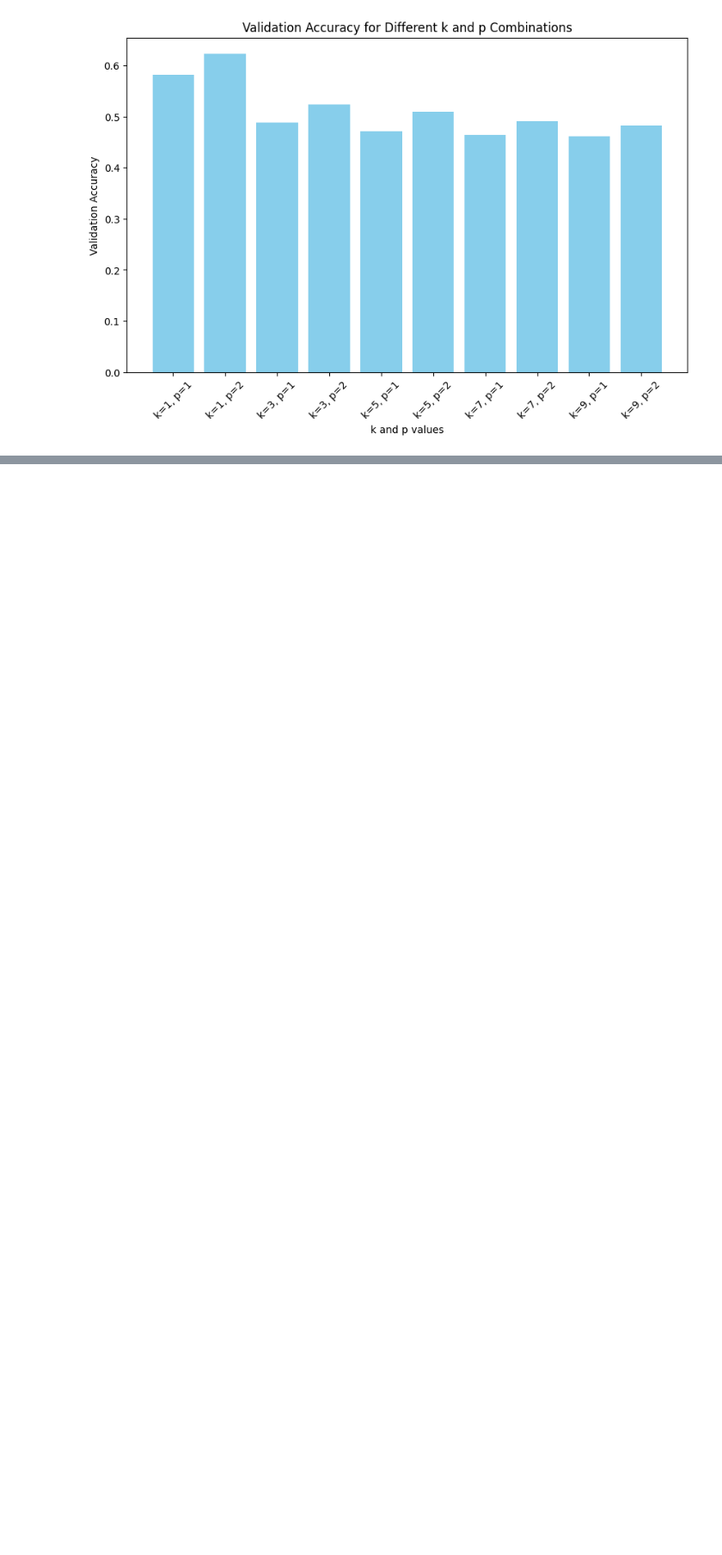
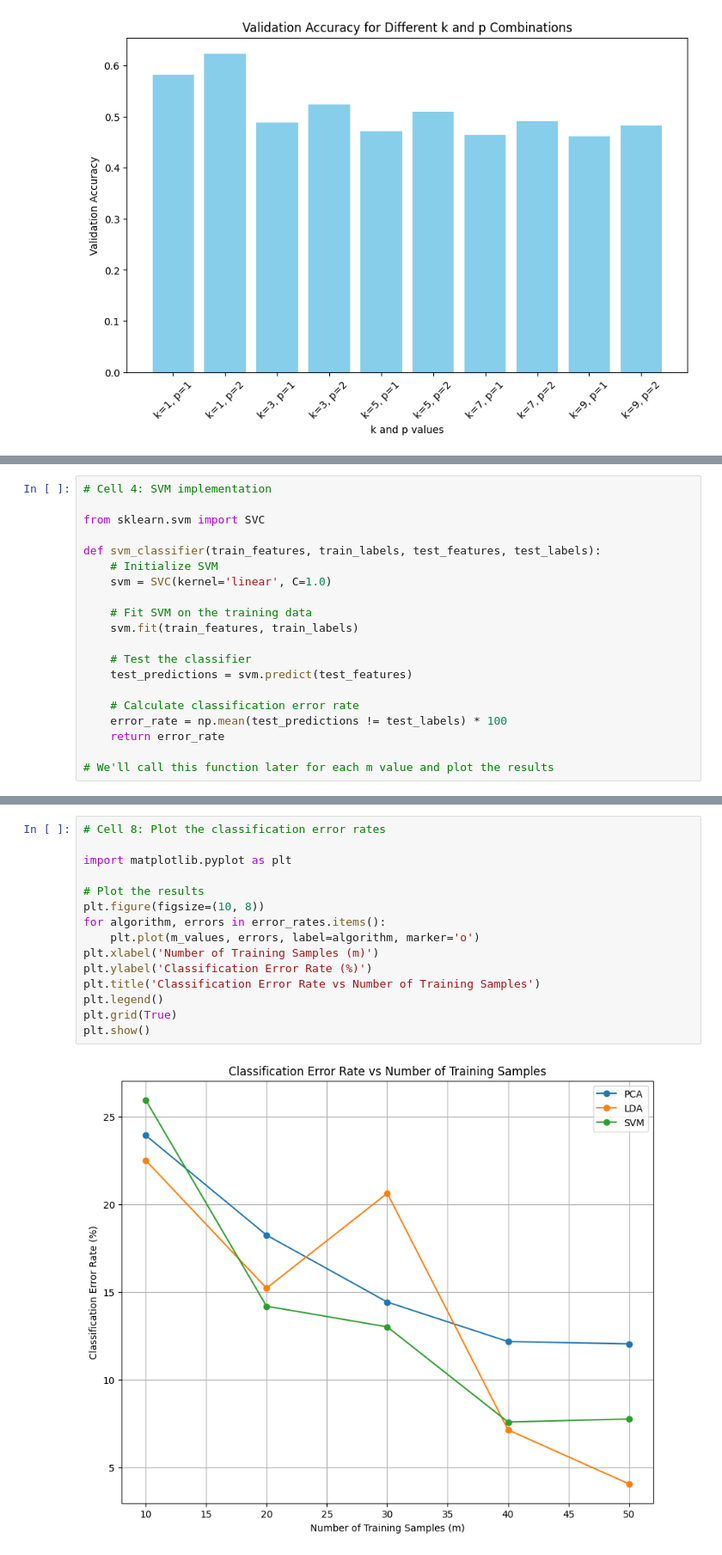
Before and after one commit to tanaynayak/ece638-dl, a Jupyter notebook: hw1/hw1.ipynb, the cells around one changed output, grey strips where cells are left out. Shown at 86% size. Cells and saved outputs as stored; diff of their text form; blank space fills up the shorter version.

```diff
--- a/hw1/hw1.ipynb
+++ b/hw1/hw1.ipynb
@@ -406,0 +505,20 @@ Test Set Error Rate: 0.3526315789473684, with k: 1 and p: 2
+# %%
+# Cell 4: SVM implementation
+
+from sklearn.svm import SVC
+
+def svm_classifier(train_features, train_labels, test_features, test_labels):
+    # Initialize SVM
+    svm = SVC(kernel='linear', C=1.0)
+
+    # Fit SVM on the training data
+    svm.fit(train_features, train_labels)
+
+    # Test the classifier
+    test_predictions = svm.predict(test_features)
+
+    # Calculate classification error rate
+    error_rate = np.mean(test_predictions != test_labels) * 100
+    return error_rate
+
+# We'll call this function later for each m value and plot the results
@@ -406,0 +626,17 @@ Test Set Error Rate: 0.3526315789473684, with k: 1 and p: 2
+# %%
+# Cell 8: Plot the classification error rates
+
+import matplotlib.pyplot as plt
+
+# Plot the results
+plt.figure(figsize=(10, 8))
+for algorithm, errors in error_rates.items():
+    plt.plot(m_values, errors, label=algorithm, marker='o')
+plt.xlabel('Number of Training Samples (m)')
+plt.ylabel('Classification Error Rate (%)')
+plt.title('Classification Error Rate vs Number of Training Samples')
+plt.legend()
+plt.grid(True)
+plt.show()
+# %% [output]
+[figure, added]
```
Also changed, not shown: parts of 5 cells of this notebook.
